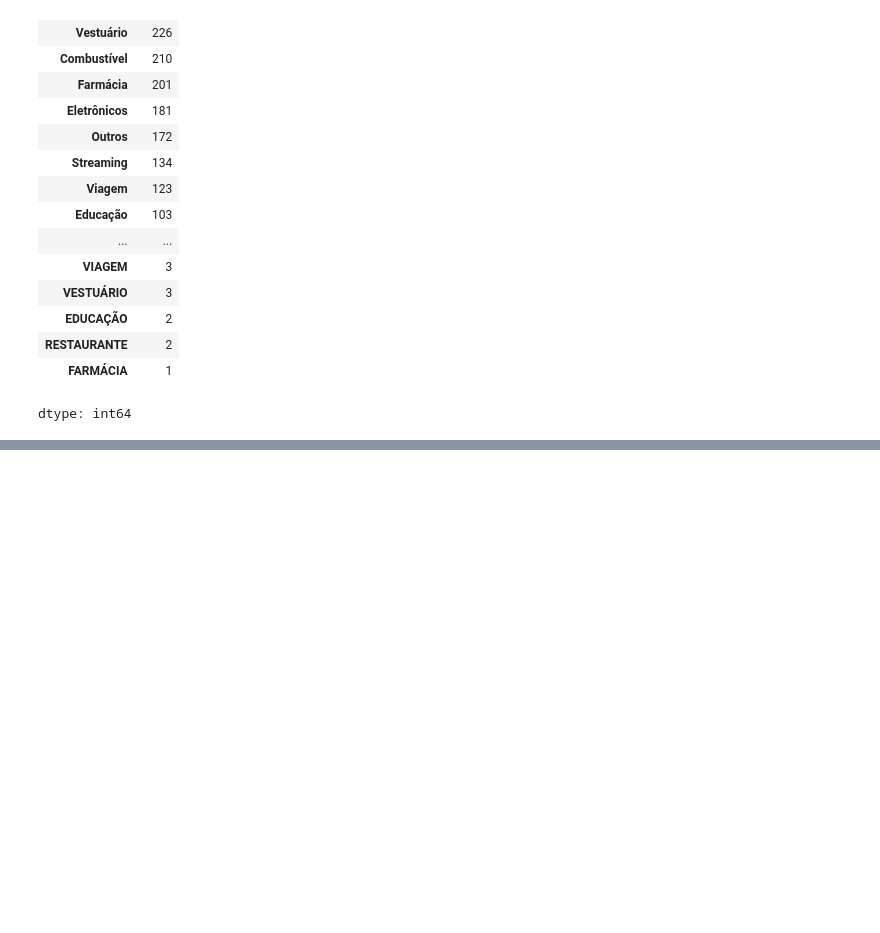
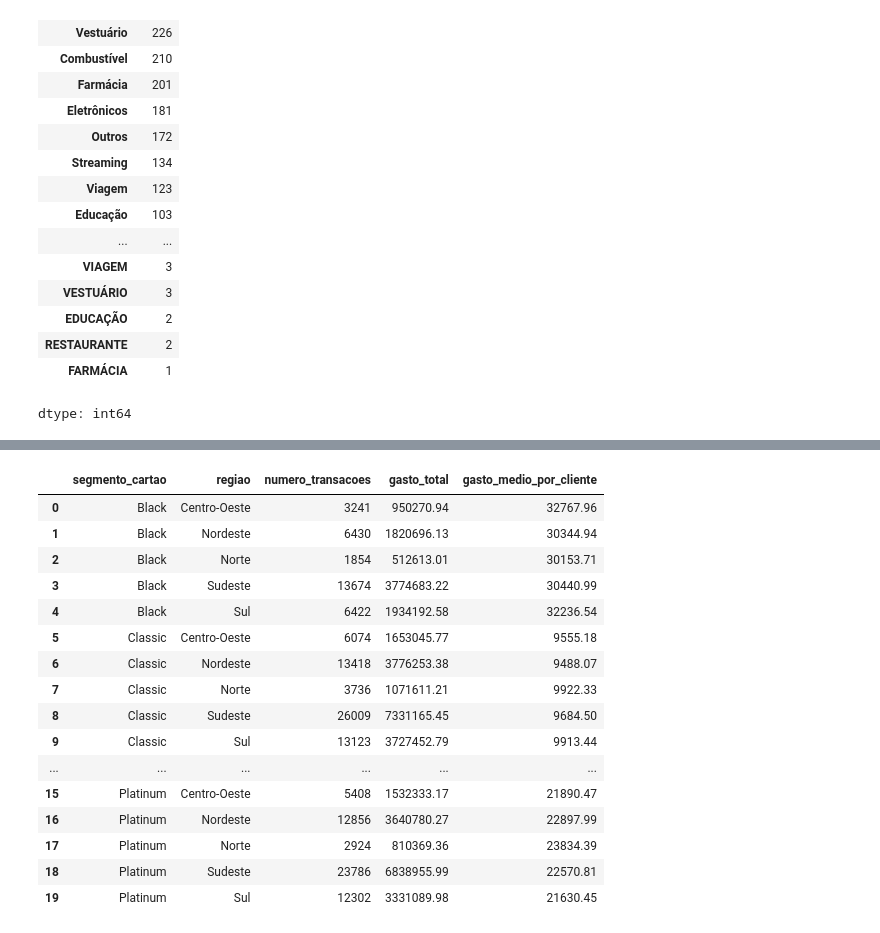
Before and after one commit to pedrojrcruz30-code/PROJETO_FINAL_CONTINUADA, a Jupyter notebook: projeto_final_continuada.ipynb, the cells around one changed output, grey strips where cells are left out. Saved outputs shown, nothing was run; the diff lists cells and outputs as text; code cells hidden in the pictures; blank space fills up the shorter version.

```diff
--- a/projeto_final_continuada.ipynb
+++ b/projeto_final_continuada.ipynb
@@ -874,0 +906,38 @@ plt.show() # plota os gráficos
+# %%
+# 1. Agrupando por segmento e região e calculando as métricas agregadas
+analise_segmento_regiao = df_completo.groupby(['segmento_cartao', 'regiao']).agg(
+    numero_transacoes=('id_transacao', 'count'),
+    gasto_total=('valor_transacao', 'sum'),
+    clientes_unicos=('id_cliente', 'nunique')
+).reset_index().round(2)
+
+# 2. Calculando o gasto médio por cliente
+analise_segmento_regiao['gasto_medio_por_cliente'] = (
+    analise_segmento_regiao['gasto_total'] / analise_segmento_regiao['clientes_unicos']
+)
+# Arredonda a nova coluna para 2 casas decimais
+analise_segmento_regiao['gasto_medio_por_cliente'] = analise_segmento_regiao['gasto_medio_por_cliente'].round(2)
+
+# 3. Removendo a coluna auxiliar
+analise_final = analise_segmento_regiao.drop(columns=['clientes_unicos'])
+
+# Exibindo o resultado
+display(analise_final)
+# %% [output]
+|  | segmento_cartao | regiao | numero_transacoes | gasto_total | gasto_medio_por_cliente |
+| 0 | Black | Centro-Oeste | 3241 | 950270.94 | 32767.96 |
+| 1 | Black | Nordeste | 6430 | 1820696.13 | 30344.94 |
+| 2 | Black | Norte | 1854 | 512613.01 | 30153.71 |
+| 3 | Black | Sudeste | 13674 | 3774683.22 | 30440.99 |
+| 4 | Black | Sul | 6422 | 1934192.58 | 32236.54 |
+| 5 | Classic | Centro-Oeste | 6074 | 1653045.77 | 9555.18 |
+| 6 | Classic | Nordeste | 13418 | 3776253.38 | 9488.07 |
+| 7 | Classic | Norte | 3736 | 1071611.21 | 9922.33 |
+| 8 | Classic | Sudeste | 26009 | 7331165.45 | 9684.50 |
+| 9 | Classic | Sul | 13123 | 3727452.79 | 9913.44 |
+| ... | ... | ... | ... | ... | ... |
+| 15 | Platinum | Centro-Oeste | 5408 | 1532333.17 | 21890.47 |
+| 16 | Platinum | Nordeste | 12856 | 3640780.27 | 22897.99 |
+| 17 | Platinum | Norte | 2924 | 810369.36 | 23834.39 |
+| 18 | Platinum | Sudeste | 23786 | 6838955.99 | 22570.81 |
+| 19 | Platinum | Sul | 12302 | 3331089.98 | 21630.45 |
```
Also changed, not shown: parts of 46 cells of this notebook.
